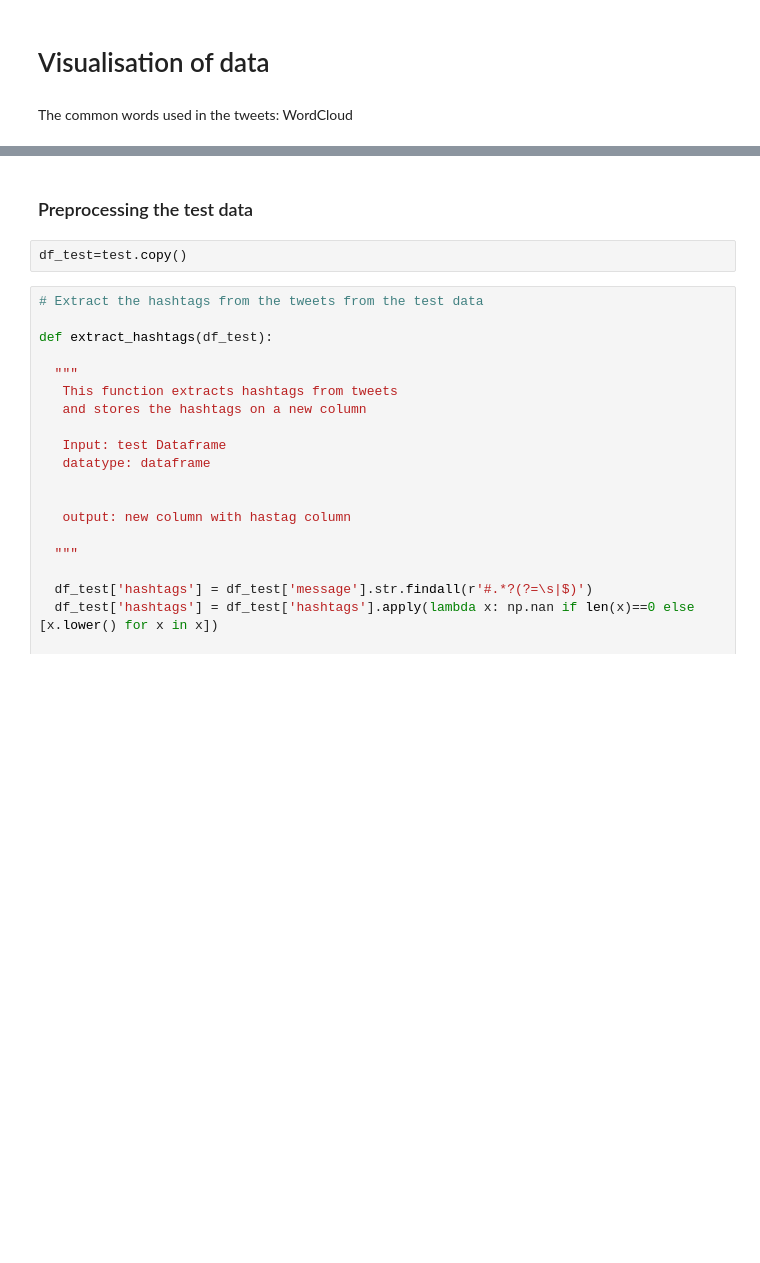
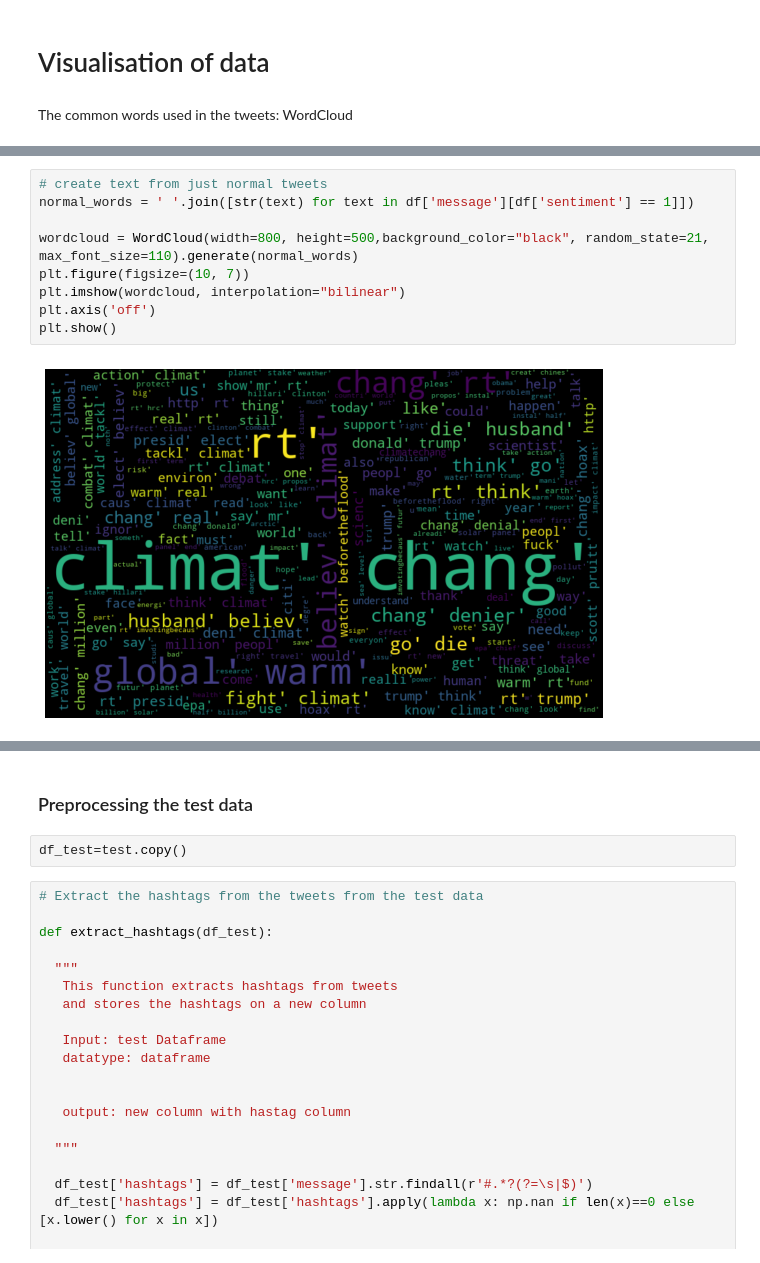
Before and after one commit to TEAMCBB3Classificationpredict/predict-notebook, a Jupyter notebook: EDSA CLIMATE NOTEBOOK.ipynb, the cells around one changed output, grey strips where cells are left out. Cells and saved outputs as stored; diff of their text form; blank space fills up the shorter version.

```diff
--- a/EDSA CLIMATE NOTEBOOK.ipynb
+++ b/EDSA CLIMATE NOTEBOOK.ipynb
@@ -897,0 +968,11 @@ plt.show()
+# %%
+# create text from just normal tweets
+normal_words = ' '.join([str(text) for text in df['message'][df['sentiment'] == 1]])
+
+wordcloud = WordCloud(width=800, height=500,background_color="black", random_state=21, max_font_size=110).generate(normal_words)
+plt.figure(figsize=(10, 7))
+plt.imshow(wordcloud, interpolation="bilinear")
+plt.axis('off')
+plt.show()
+# %% [output]
+[figure, added]
```
Also changed, not shown: parts of 41 cells of this notebook.
